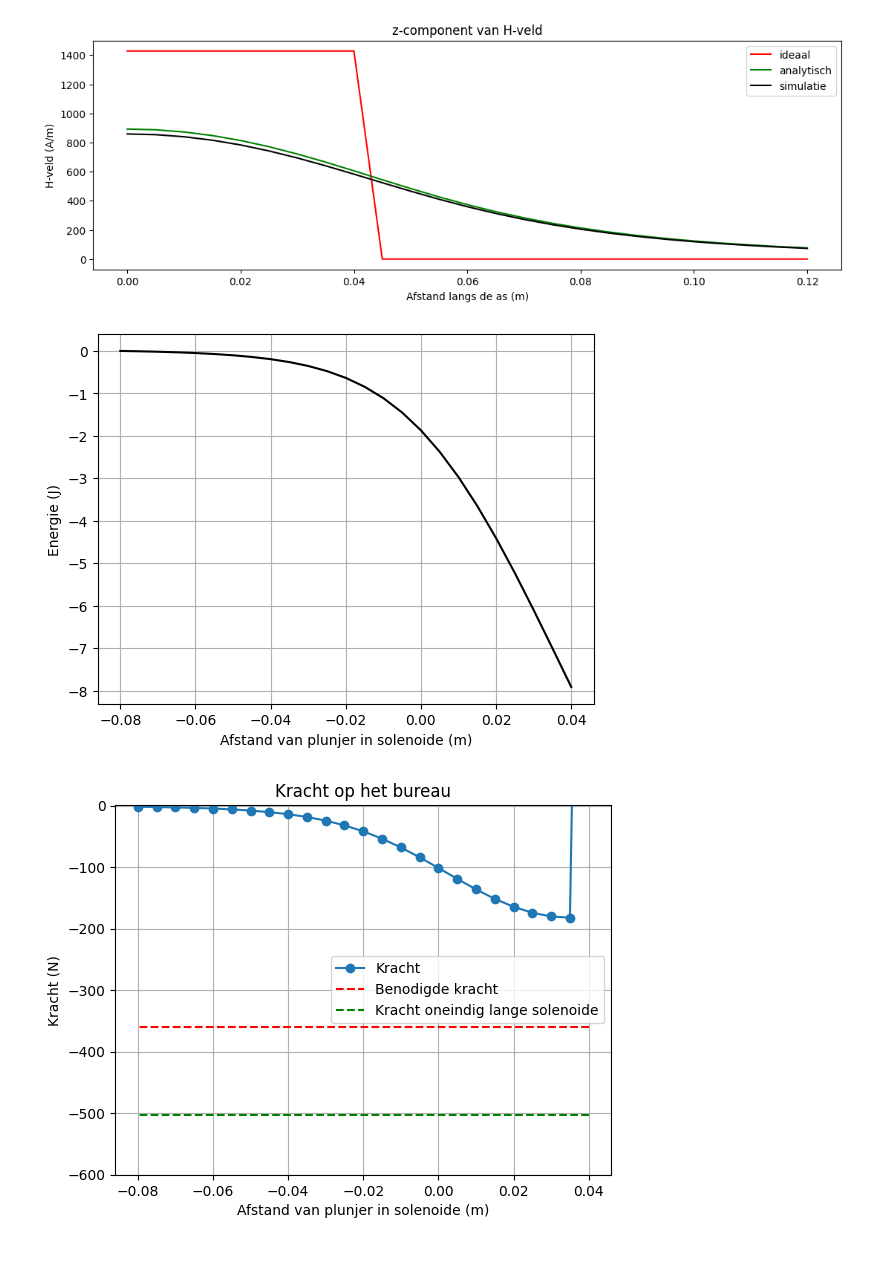
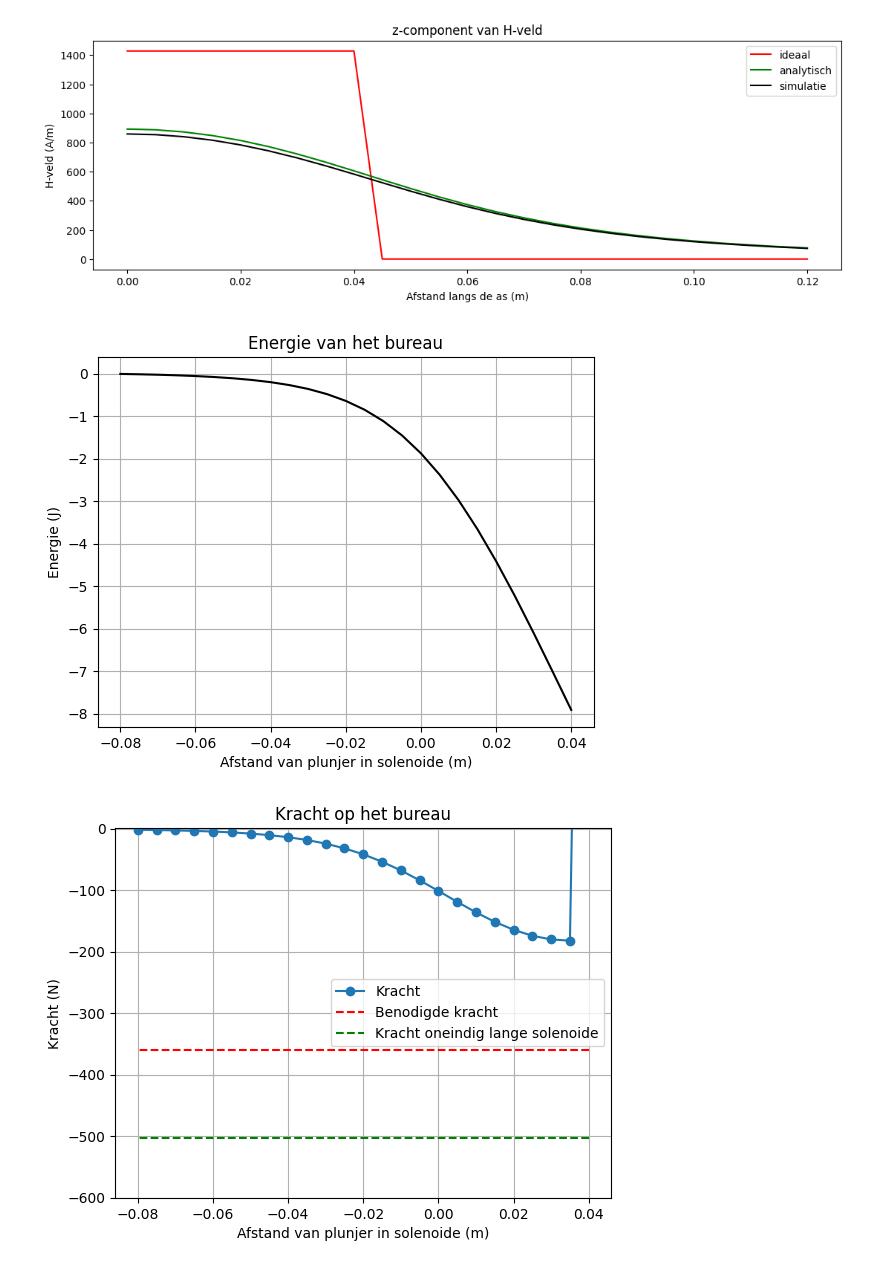
Before and after one commit to BobVill/opdrachten-DEF-D, a Jupyter notebook: KrachtactuatorOpdracht.ipynb, the cells around one changed output. Saved outputs shown, nothing was run; the diff lists cells and outputs as text; code cells hidden in the pictures.

```diff
--- a/KrachtactuatorOpdracht.ipynb
+++ b/KrachtactuatorOpdracht.ipynb
@@ -646,15 +647,16 @@ Ifield = 24
 # %%
 # integrate the field up to point z_p
 
 Wz=-0.5*np.pi*r_sol**2*np.cumsum(np.flipud(H_ax)*mu_r*mu_0*np.flipud(H_ax))*(z_ax[1] - z_ax[0])
 
 plt.plot(L_sol/2 - z_ax, np.flipud(Wz), '-k')
+plt.title('Energie van het bureau')
 plt.xlabel('Afstand van plunjer in solenoide (m)')
 plt.ylabel('Energie (J)')
 plt.grid()
 plt.show()
 # %% [output]
-[figure, old version]
+[figure, new version]
 # %%
 force_analytical = -mu_0*mu_r*np.pi*r_sol**2*omwentelingen**2*I**2/2/L_sol**2 # Kracht uitrekenen numeriek
 force_numerical=np.diff(Wz, n=1, append=[0])/(z_ax[1] - z_ax[0]) # Kracht uitrekenen
```
Also changed, not shown: parts of 3 cells of this notebook.
